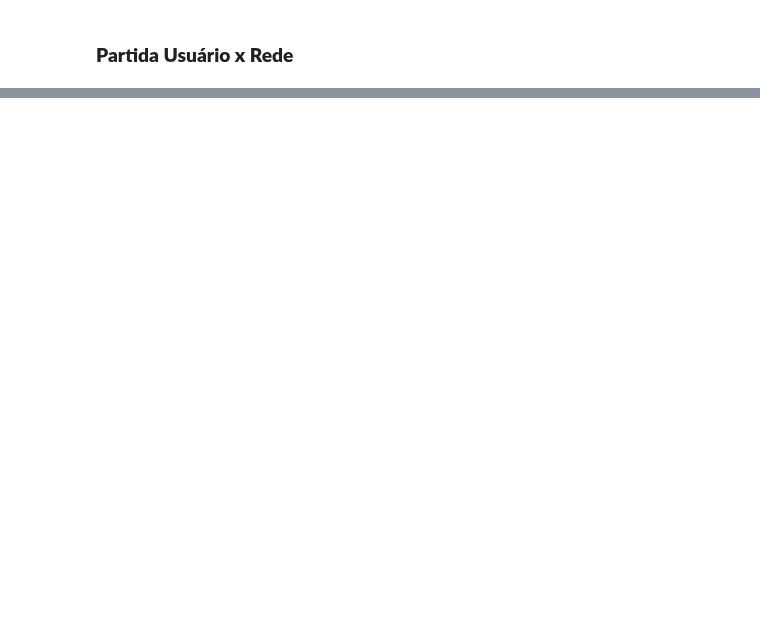
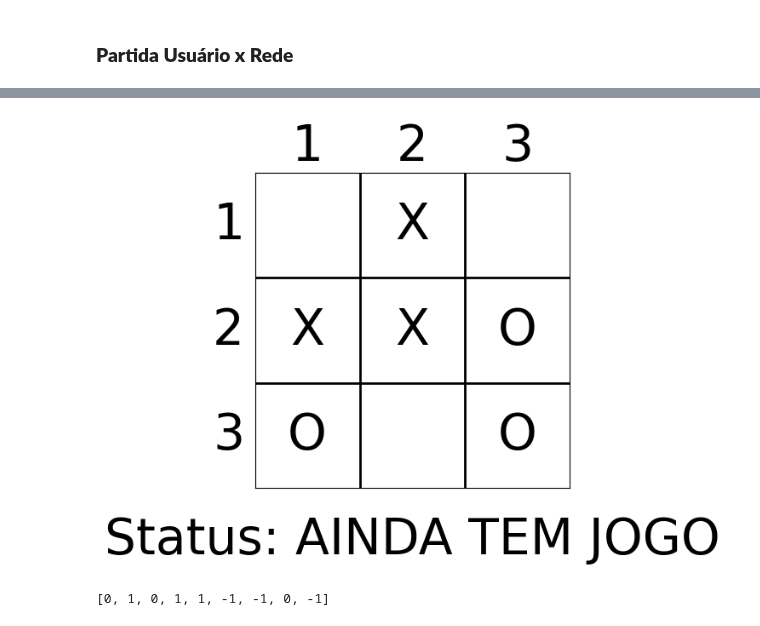
Before and after one commit to GuilhermeVSam/T1_IA, a Jupyter notebook: T2/T2.ipynb, the cells around one changed output, grey strips where cells are left out. Saved outputs shown, nothing was run; the diff lists cells and outputs as text; code cells hidden in the pictures; blank space fills up the shorter version.

Commit message:
ajustes da heuristica, mutação e crossover. criação das partidas Jogador X Rede

```diff
--- a/T2/T2.ipynb
+++ b/T2/T2.ipynb
@@ -871,8 +892,12 @@ else:
     # Define a semente para reprodutibilidade
     np.random.seed(42)
 
-    # Criando dois cromossomos com 180 pesos no intervalo [-1, 1]
-    geracao = np.random.uniform(-1, 1, (20, 180))
+    # Gerando cromossomos com a distribuição uniforme
+    geracao = np.random.uniform(-1, 1, (50, 180))
+
+    # Adicionando ruído aleatório aos cromossomos
+    ruido = np.random.uniform(-0.1, 0.1, (50, 180))  # Ruído pequeno para aumentar a diversidade
+    geracao += ruido
 
     # Criando uma nova coluna de zeros
     nova_coluna = np.zeros((geracao.shape[0], 1))
@@ -882,12 +907,10 @@ else:
 
 rede = Rede(array_pesos=geracao)
 
-rede = Rede(array_pesos=geracao)
-
 # dificuldade = 1
 
 while rede.get_geracao() < rede.get_total_geracao():
-    dificuldade = random.randint(1, 3)
+    dificuldade = 3
     partida = [0,0,0,0,0,0,0,0,0]
     jogou = random.randint(1,4)
     countRede = 0
@@ -909,13 +932,13 @@ while rede.get_geracao() < rede.get_total_geracao():
             #plot_board(partida,status_jogo(partida))
         else:
             # print("Jogada não realizada")
+            print(partida)
             if rede.get_geracao() < rede.get_total_geracao():
-                rede.heuristica("Invalida", countRede)
-
+                rede.heuristica(partida,"Invalida", countRede)
             break
 
         if status_jogo(partida) != 'AINDA TEM JOGO':
-            rede.heuristica(status_jogo(partida), countRede)
+            rede.heuristica(partida,"Invalida", countRede)
             finalizar_jogo = True
 
 
@@ -930,7 +953,7 @@ while rede.get_geracao() < rede.get_total_geracao():
         # plot_board(partida,status,ifJogou)
 
         if status_jogo(partida) != 'AINDA TEM JOGO':
-            rede.heuristica(status_jogo(partida),countRede)
+            rede.heuristica(partida,"Invalida", countRede)
             finalizar_jogo = True
 else:
     rede.salva_populacao()
@@ -969,0 +980,51 @@ dificuldade = set_dificuldade()
+# %%
+from IPython.display import clear_output
+
+arquivo = "Populacao.txt"
+
+if os.path.exists(arquivo) and os.path.getsize(arquivo) > 0:
+    geracao = np.loadtxt(arquivo, dtype=float)
+
+rede = Rede(array_pesos=geracao)
+# Convertendo a lista de jogadas em um array 3x3
+partida = [0,0,0,0,0,0,0,0,0]
+clear_output(wait=True)
+plot_board(partida, status_jogo(partida))
+finalizar_jogo = False
+
+while not finalizar_jogo:
+    jogadaRede = rede.position(partida)
+    linha = (jogadaRede -1) // 3 + 1
+    coluna = (jogadaRede -1) % 3 + 1
+    # print(f"Jogada da rede: {linha},{coluna}")
+    if valida_jogada(partida, linha, coluna):
+        partida = ajuste_jogada(partida, linha, coluna)
+        clear_output(wait=True)
+        plot_board(partida,status_jogo(partida))
+    else:
+        # print("Jogada não realizada")
+        print(partida)
+        if rede.get_geracao() < rede.get_total_geracao():
+            rede.heuristica(partida,"Invalida", countRede)
+        break
+
+    if status_jogo(partida) != 'AINDA TEM JOGO':
+        rede.heuristica(partida,"Invalida", countRede)
+        finalizar_jogo = True
+
+    linha,coluna = coleta_jogada()
+
+    if valida_jogada(partida, linha, coluna):
+        partida = ajuste_jogada(partida, linha, coluna, jogador=-1)
+    else:
+        print("Jogada não realizada")
+        break
+
+    clear_output(wait=True)
+    plot_board(partida, status_jogo(partida))
+
+    if status_jogo(partida) != 'AINDA TEM JOGO':
+        finalizar_jogo = True
+# %% [output]
+[figure, added]
+[0, 1, 0, 1, 1, -1, -1, 0, -1]
```
Also changed, not shown: parts of 7 cells of this notebook, 2 other files.
